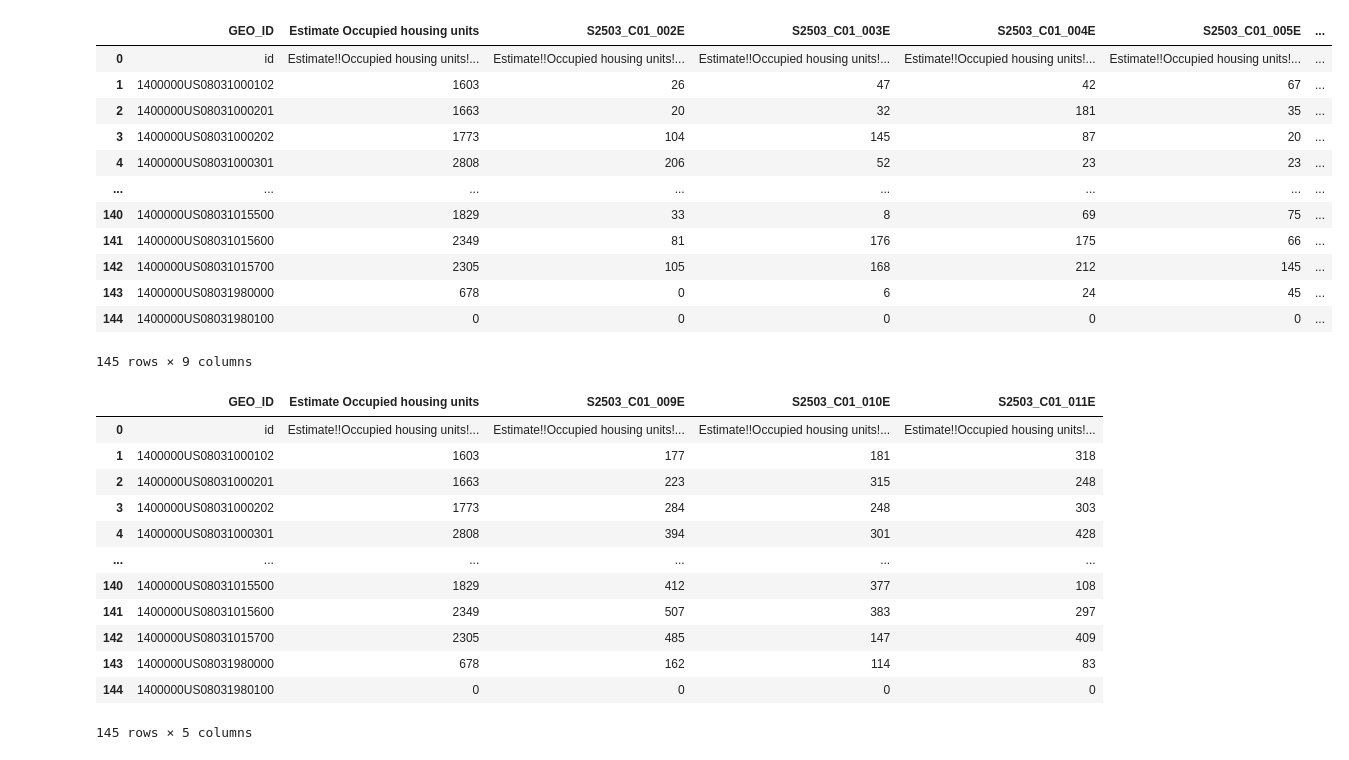
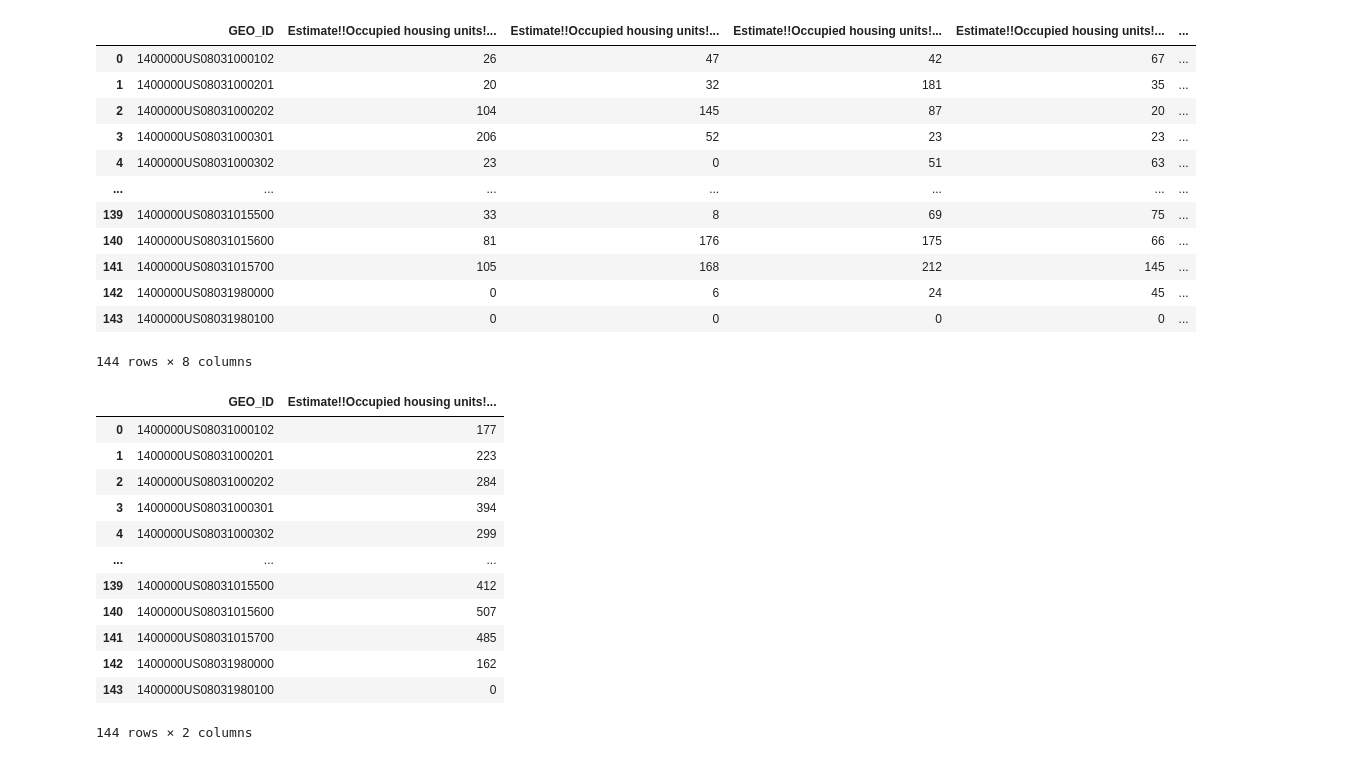
Before and after one commit to LinzStearns/CO_real_estate, a Jupyter notebook: 2019 income.ipynb, the cells around one changed output. Cells and saved outputs as stored; diff of their text form; code cells hidden in the pictures.

Commit message:
add income notebooks

```diff
--- a/2019 income.ipynb
+++ b/2019 income.ipynb
@@ -38,36 +39,36 @@ income_df.dropna()
 # %%
 # Keep columns: income less than 50K
-income_df50  = income_df.filter(['GEO_ID','Estimate Occupied housing units','S2503_C01_002E','S2503_C01_003E','S2503_C01_004E','S2503_C01_005E','S2503_C01_006E','S2503_C01_007E','S2503_C01_008E'])
+income_df50 = income_df.filter(['GEO_ID', 'Estimate!!Occupied housing units!!Occupied housing units!!HOUSEHOLD INCOME IN THE PAST 12 MONTHS (IN 2019 INFLATION-ADJUSTED DOLLARS)!!Less than $5,000', 'Estimate!!Occupied housing units!!Occupied housing units!!HOUSEHOLD INCOME IN THE PAST 12 MONTHS (IN 2019 INFLATION-ADJUSTED DOLLARS)!!$5,000 to $9,999','Estimate!!Occupied housing units!!Occupied housing units!!HOUSEHOLD INCOME IN THE PAST 12 MONTHS (IN 2019 INFLATION-ADJUSTED DOLLARS)!!$10,000 to $14,999', 'Estimate!!Occupied housing units!!Occupied housing units!!HOUSEHOLD INCOME IN THE PAST 12 MONTHS (IN 2019 INFLATION-ADJUSTED DOLLARS)!!$15,000 to $19,999', 'Estimate!!Occupied housing units!!Occupied housing units!!HOUSEHOLD INCOME IN THE PAST 12 MONTHS (IN 2019 INFLATION-ADJUSTED DOLLARS)!!$20,000 to $24,999', 'Estimate!!Occupied housing units!!Occupied housing units!!HOUSEHOLD INCOME IN THE PAST 12 MONTHS (IN 2019 INFLATION-ADJUSTED DOLLARS)!!$25,000 to $34,999', 'Estimate!!Occupied housing units!!Occupied housing units!!HOUSEHOLD INCOME IN THE PAST 12 MONTHS (IN 2019 INFLATION-ADJUSTED DOLLARS)!!$35,000 to $49,999'])
 income_df50
 # %% [output]
-|  | GEO_ID | Estimate Occupied housing units | S2503_C01_002E | S2503_C01_003E | S2503_C01_004E | S2503_C01_005E | ... |
-| 0 | id | Estimate!!Occupied housing units!... | Estimate!!Occupied housing units!... | Estimate!!Occupied housing units!... | Estimate!!Occupied housing units!... | Estimate!!Occupied housing units!... | ... |
-| 1 | 1400000US08031000102 | 1603 | 26 | 47 | 42 | 67 | ... |
-| 2 | 1400000US08031000201 | 1663 | 20 | 32 | 181 | 35 | ... |
-| 3 | 1400000US08031000202 | 1773 | 104 | 145 | 87 | 20 | ... |
-| 4 | 1400000US08031000301 | 2808 | 206 | 52 | 23 | 23 | ... |
-| ... | ... | ... | ... | ... | ... | ... | ... |
-| 140 | 1400000US08031015500 | 1829 | 33 | 8 | 69 | 75 | ... |
-| 141 | 1400000US08031015600 | 2349 | 81 | 176 | 175 | 66 | ... |
-| 142 | 1400000US08031015700 | 2305 | 105 | 168 | 212 | 145 | ... |
-| 143 | 1400000US08031980000 | 678 | 0 | 6 | 24 | 45 | ... |
-| 144 | 1400000US08031980100 | 0 | 0 | 0 | 0 | 0 | ... |
+|  | GEO_ID | Estimate!!Occupied housing units!... | Estimate!!Occupied housing units!... | Estimate!!Occupied housing units!... | Estimate!!Occupied housing units!... | ... |
+| 0 | 1400000US08031000102 | 26 | 47 | 42 | 67 | ... |
+| 1 | 1400000US08031000201 | 20 | 32 | 181 | 35 | ... |
+| 2 | 1400000US08031000202 | 104 | 145 | 87 | 20 | ... |
+| 3 | 1400000US08031000301 | 206 | 52 | 23 | 23 | ... |
+| 4 | 1400000US08031000302 | 23 | 0 | 51 | 63 | ... |
+| ... | ... | ... | ... | ... | ... | ... |
+| 139 | 1400000US08031015500 | 33 | 8 | 69 | 75 | ... |
+| 140 | 1400000US08031015600 | 81 | 176 | 175 | 66 | ... |
+| 141 | 1400000US08031015700 | 105 | 168 | 212 | 145 | ... |
+| 142 | 1400000US08031980000 | 0 | 6 | 24 | 45 | ... |
+| 143 | 1400000US08031980100 | 0 | 0 | 0 | 0 | ... |
-145 rows × 9 columns
+144 rows × 8 columns
 # %%
-# Keep columns: income greater than 50K, less than 150K
-income_df150  = income_df.filter(['GEO_ID','Estimate Occupied housing units','S2503_C01_009E','S2503_C01_010E','S2503_C01_011E'])
-income_df150
+# Keep columns: income greater than 50K, less than 75K
+income_df75  = income_df.filter(['GEO_ID','Estimate!!Occupied housing units!!Occupied housing units!!HOUSEHOLD INCOME IN THE PAST 12 MONTHS (IN 2019 INFLATION-ADJUSTED DOLLARS)!!$50,000 to $74,999'])
+income_df75
 # %% [output]
-|  | GEO_ID | Estimate Occupied housing units | S2503_C01_009E | S2503_C01_010E | S2503_C01_011E |
-| 0 | id | Estimate!!Occupied housing units!... | Estimate!!Occupied housing units!... | Estimate!!Occupied housing units!... | Estimate!!Occupied housing units!... |
-| 1 | 1400000US08031000102 | 1603 | 177 | 181 | 318 |
-| 2 | 1400000US08031000201 | 1663 | 223 | 315 | 248 |
-| 3 | 1400000US08031000202 | 1773 | 284 | 248 | 303 |
-| 4 | 1400000US08031000301 | 2808 | 394 | 301 | 428 |
-| ... | ... | ... | ... | ... | ... |
-| 140 | 1400000US08031015500 | 1829 | 412 | 377 | 108 |
-| 141 | 1400000US08031015600 | 2349 | 507 | 383 | 297 |
-| 142 | 1400000US08031015700 | 2305 | 485 | 147 | 409 |
-| 143 | 1400000US08031980000 | 678 | 162 | 114 | 83 |
-| 144 | 1400000US08031980100 | 0 | 0 | 0 | 0 |
+|  | GEO_ID | Estimate!!Occupied housing units!... |
+| 0 | 1400000US08031000102 | 177 |
+| 1 | 1400000US08031000201 | 223 |
+| 2 | 1400000US08031000202 | 284 |
+| 3 | 1400000US08031000301 | 394 |
+| 4 | 1400000US08031000302 | 299 |
+| ... | ... | ... |
+| 139 | 1400000US08031015500 | 412 |
+| 140 | 1400000US08031015600 | 507 |
+| 141 | 1400000US08031015700 | 485 |
+| 142 | 1400000US08031980000 | 162 |
+| 143 | 1400000US08031980100 | 0 |
-145 rows × 5 columns
+144 rows × 2 columns
```
Also changed, not shown: parts of 10 cells of this notebook, 42 other files.
